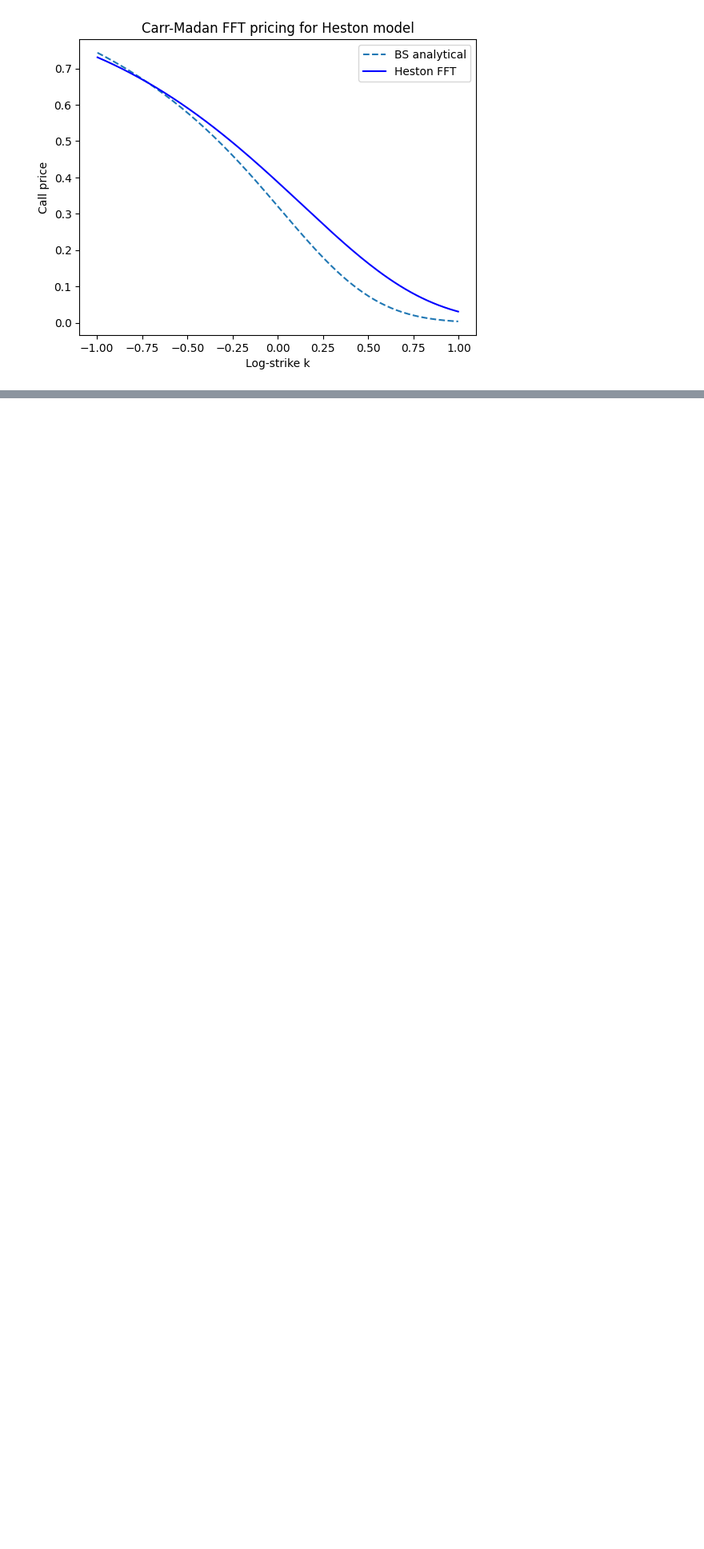
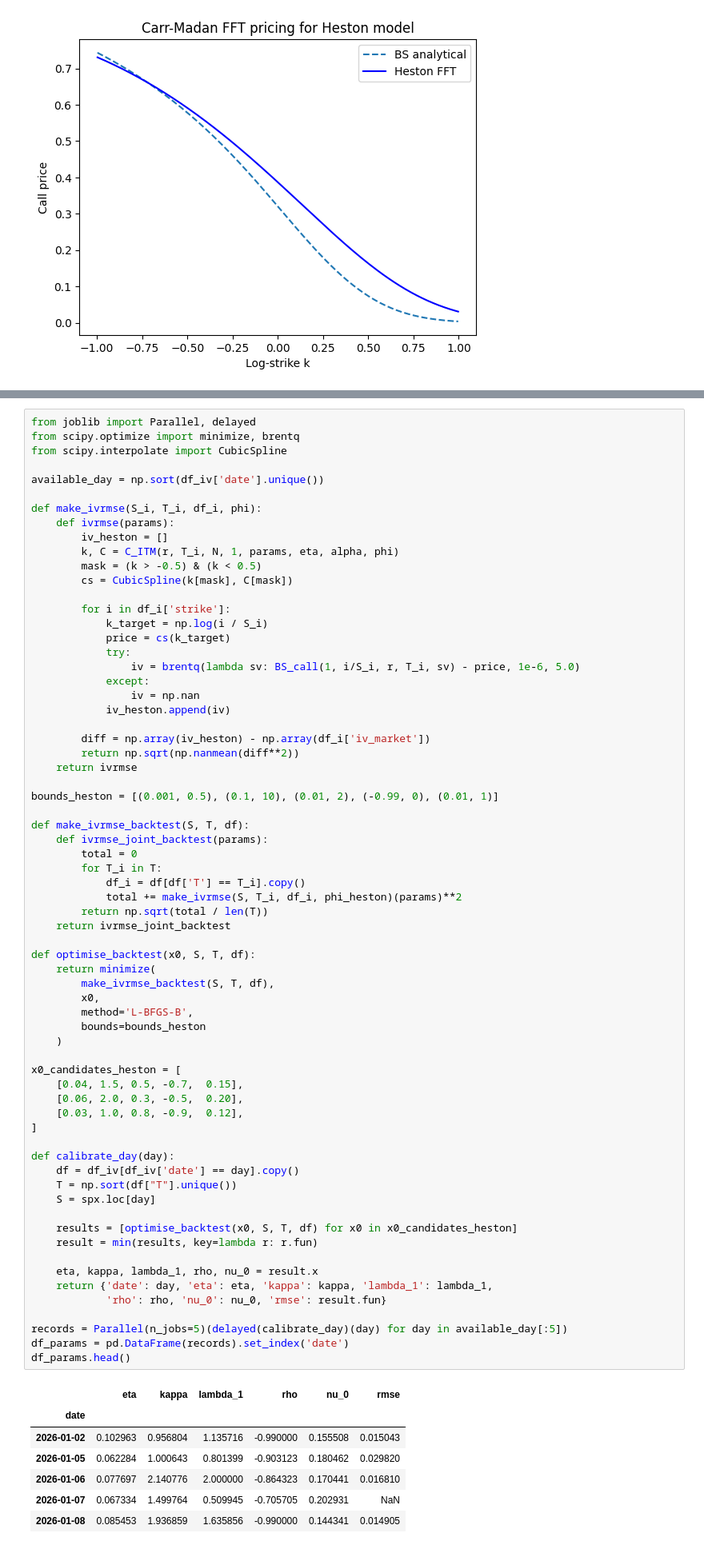
Before and after one commit to victormaury25/option-pricing-fft, a Jupyter notebook: FFT option pricing.ipynb, the cells around one changed output, grey strips where cells are left out. Shown at 80% size. Saved outputs shown, nothing was run; the diff lists cells and outputs as text; blank space fills up the shorter version.

```diff
--- a/FFT option pricing.ipynb
+++ b/FFT option pricing.ipynb
@@ -603,0 +678,75 @@ plt.show()
+# %%
+from joblib import Parallel, delayed
+from scipy.optimize import minimize, brentq
+from scipy.interpolate import CubicSpline
+
+available_day = np.sort(df_iv['date'].unique())
+
+def make_ivrmse(S_i, T_i, df_i, phi):
+    def ivrmse(params):
+        iv_heston = []
+        k, C = C_ITM(r, T_i, N, 1, params, eta, alpha, phi)
+        mask = (k > -0.5) & (k < 0.5)
+        cs = CubicSpline(k[mask], C[mask])
+
+        for i in df_i['strike']:
+            k_target = np.log(i / S_i)
+            price = cs(k_target)
+            try:
+                iv = brentq(lambda sv: BS_call(1, i/S_i, r, T_i, sv) - price, 1e-6, 5.0)
+            except:
+                iv = np.nan
+            iv_heston.append(iv)
+
+        diff = np.array(iv_heston) - np.array(df_i['iv_market'])
+        return np.sqrt(np.nanmean(diff**2))
+    return ivrmse
+
+bounds_heston = [(0.001, 0.5), (0.1, 10), (0.01, 2), (-0.99, 0), (0.01, 1)]
+
+def make_ivrmse_backtest(S, T, df):
+    def ivrmse_joint_backtest(params):
+        total = 0
+        for T_i in T:
+            df_i = df[df['T'] == T_i].copy()
+            total += make_ivrmse(S, T_i, df_i, phi_heston)(params)**2
+        return np.sqrt(total / len(T))
+    return ivrmse_joint_backtest
+
+def optimise_backtest(x0, S, T, df):
+    return minimize(
+        make_ivrmse_backtest(S, T, df),
+        x0,
+        method='L-BFGS-B',
+        bounds=bounds_heston
+    )
+
+x0_candidates_heston = [
+    [0.04, 1.5, 0.5, -0.7,  0.15],
+    [0.06, 2.0, 0.3, -0.5,  0.20],
+    [0.03, 1.0, 0.8, -0.9,  0.12],
+]
+
+def calibrate_day(day):
+    df = df_iv[df_iv['date'] == day].copy()
+    T = np.sort(df["T"].unique())
+    S = spx.loc[day]
+
+    results = [optimise_backtest(x0, S, T, df) for x0 in x0_candidates_heston]
+    result = min(results, key=lambda r: r.fun)
+
+    eta, kappa, lambda_1, rho, nu_0 = result.x
+    return {'date': day, 'eta': eta, 'kappa': kappa, 'lambda_1': lambda_1,
+            'rho': rho, 'nu_0': nu_0, 'rmse': result.fun}
+
+records = Parallel(n_jobs=5)(delayed(calibrate_day)(day) for day in available_day[:5])
+df_params = pd.DataFrame(records).set_index('date')
+df_params.head()
+# %% [output]
+|  | eta | kappa | lambda_1 | rho | nu_0 | rmse |
+| date |  |  |  |  |  |  |
+| 2026-01-02 | 0.102963 | 0.956804 | 1.135716 | -0.990000 | 0.155508 | 0.015043 |
+| 2026-01-05 | 0.062284 | 1.000643 | 0.801399 | -0.903123 | 0.180462 | 0.029820 |
+| 2026-01-06 | 0.077697 | 2.140776 | 2.000000 | -0.864323 | 0.170441 | 0.016810 |
+| 2026-01-07 | 0.067334 | 1.499764 | 0.509945 | -0.705705 | 0.202931 | NaN |
+| 2026-01-08 | 0.085453 | 1.936859 | 1.635856 | -0.990000 | 0.144341 | 0.014905 |
```
Also changed, not shown: parts of 28 cells of this notebook, 5 other files.
